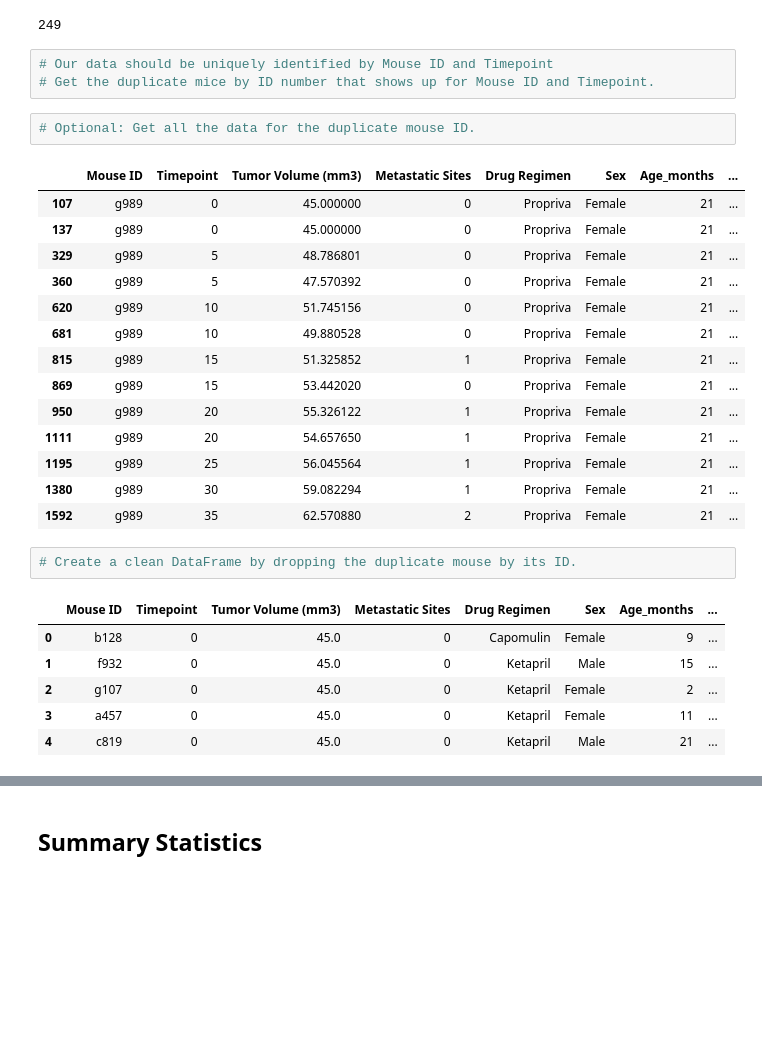
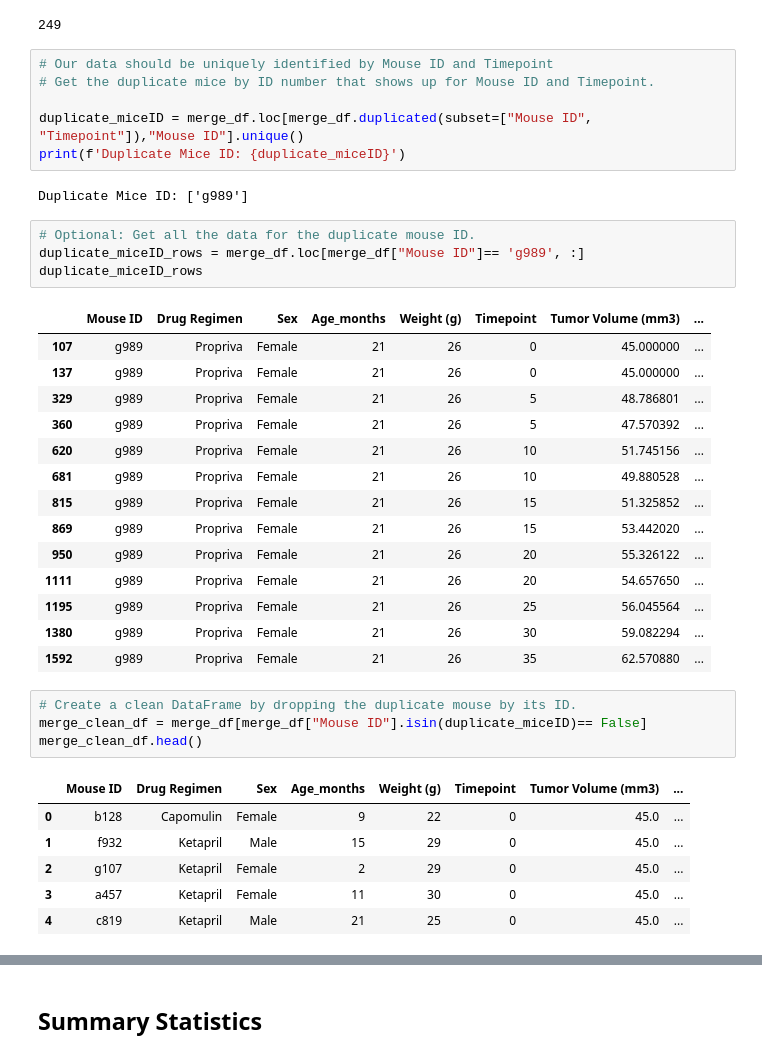
Before and after one commit to Bar89bas/pharmaceutical---SCC-project, a Jupyter notebook: pymaceuticals_starter.ipynb, the cells around one changed output, grey strips where cells are left out. Drawn from its saved outputs; the diff is of its cells as text; blank space fills up the shorter version.

```diff
--- a/pymaceuticals_starter.ipynb
+++ b/pymaceuticals_starter.ipynb
@@ -39,31 +39,40 @@ merge_df['Mouse ID'].nunique()
 # %%
 # Our data should be uniquely identified by Mouse ID and Timepoint
 # Get the duplicate mice by ID number that shows up for Mouse ID and Timepoint.
+
+duplicate_miceID = merge_df.loc[merge_df.duplicated(subset=["Mouse ID", "Timepoint"]),"Mouse ID"].unique()
+print(f'Duplicate Mice ID: {duplicate_miceID}')
+# %% [output]
+Duplicate Mice ID: ['g989']
 # %%
 # Optional: Get all the data for the duplicate mouse ID.
+duplicate_miceID_rows = merge_df.loc[merge_df["Mouse ID"]== 'g989', :]
+duplicate_miceID_rows
 # %% [output]
-|  | Mouse ID | Timepoint | Tumor Volume (mm3) | Metastatic Sites | Drug Regimen | Sex | Age_months | ... |
-| 107 | g989 | 0 | 45.000000 | 0 | Propriva | Female | 21 | ... |
-| 137 | g989 | 0 | 45.000000 | 0 | Propriva | Female | 21 | ... |
-| 329 | g989 | 5 | 48.786801 | 0 | Propriva | Female | 21 | ... |
-| 360 | g989 | 5 | 47.570392 | 0 | Propriva | Female | 21 | ... |
-| 620 | g989 | 10 | 51.745156 | 0 | Propriva | Female | 21 | ... |
-| 681 | g989 | 10 | 49.880528 | 0 | Propriva | Female | 21 | ... |
-| 815 | g989 | 15 | 51.325852 | 1 | Propriva | Female | 21 | ... |
-| 869 | g989 | 15 | 53.442020 | 0 | Propriva | Female | 21 | ... |
-| 950 | g989 | 20 | 55.326122 | 1 | Propriva | Female | 21 | ... |
-| 1111 | g989 | 20 | 54.657650 | 1 | Propriva | Female | 21 | ... |
-| 1195 | g989 | 25 | 56.045564 | 1 | Propriva | Female | 21 | ... |
-| 1380 | g989 | 30 | 59.082294 | 1 | Propriva | Female | 21 | ... |
-| 1592 | g989 | 35 | 62.570880 | 2 | Propriva | Female | 21 | ... |
+|  | Mouse ID | Drug Regimen | Sex | Age_months | Weight (g) | Timepoint | Tumor Volume (mm3) | ... |
+| 107 | g989 | Propriva | Female | 21 | 26 | 0 | 45.000000 | ... |
+| 137 | g989 | Propriva | Female | 21 | 26 | 0 | 45.000000 | ... |
+| 329 | g989 | Propriva | Female | 21 | 26 | 5 | 48.786801 | ... |
+| 360 | g989 | Propriva | Female | 21 | 26 | 5 | 47.570392 | ... |
+| 620 | g989 | Propriva | Female | 21 | 26 | 10 | 51.745156 | ... |
+| 681 | g989 | Propriva | Female | 21 | 26 | 10 | 49.880528 | ... |
+| 815 | g989 | Propriva | Female | 21 | 26 | 15 | 51.325852 | ... |
+| 869 | g989 | Propriva | Female | 21 | 26 | 15 | 53.442020 | ... |
+| 950 | g989 | Propriva | Female | 21 | 26 | 20 | 55.326122 | ... |
+| 1111 | g989 | Propriva | Female | 21 | 26 | 20 | 54.657650 | ... |
+| 1195 | g989 | Propriva | Female | 21 | 26 | 25 | 56.045564 | ... |
+| 1380 | g989 | Propriva | Female | 21 | 26 | 30 | 59.082294 | ... |
+| 1592 | g989 | Propriva | Female | 21 | 26 | 35 | 62.570880 | ... |
 # %%
 # Create a clean DataFrame by dropping the duplicate mouse by its ID.
+merge_clean_df = merge_df[merge_df["Mouse ID"].isin(duplicate_miceID)== False]
+merge_clean_df.head()
 # %% [output]
-|  | Mouse ID | Timepoint | Tumor Volume (mm3) | Metastatic Sites | Drug Regimen | Sex | Age_months | ... |
-| 0 | b128 | 0 | 45.0 | 0 | Capomulin | Female | 9 | ... |
-| 1 | f932 | 0 | 45.0 | 0 | Ketapril | Male | 15 | ... |
-| 2 | g107 | 0 | 45.0 | 0 | Ketapril | Female | 2 | ... |
-| 3 | a457 | 0 | 45.0 | 0 | Ketapril | Female | 11 | ... |
-| 4 | c819 | 0 | 45.0 | 0 | Ketapril | Male | 21 | ... |
+|  | Mouse ID | Drug Regimen | Sex | Age_months | Weight (g) | Timepoint | Tumor Volume (mm3) | ... |
+| 0 | b128 | Capomulin | Female | 9 | 22 | 0 | 45.0 | ... |
+| 1 | f932 | Ketapril | Male | 15 | 29 | 0 | 45.0 | ... |
+| 2 | g107 | Ketapril | Female | 2 | 29 | 0 | 45.0 | ... |
+| 3 | a457 | Ketapril | Female | 11 | 30 | 0 | 45.0 | ... |
+| 4 | c819 | Ketapril | Male | 21 | 25 | 0 | 45.0 | ... |
 # %%
 # Checking the number of mice in the clean DataFrame.
```
Also changed, not shown: parts of 23 cells of this notebook.
